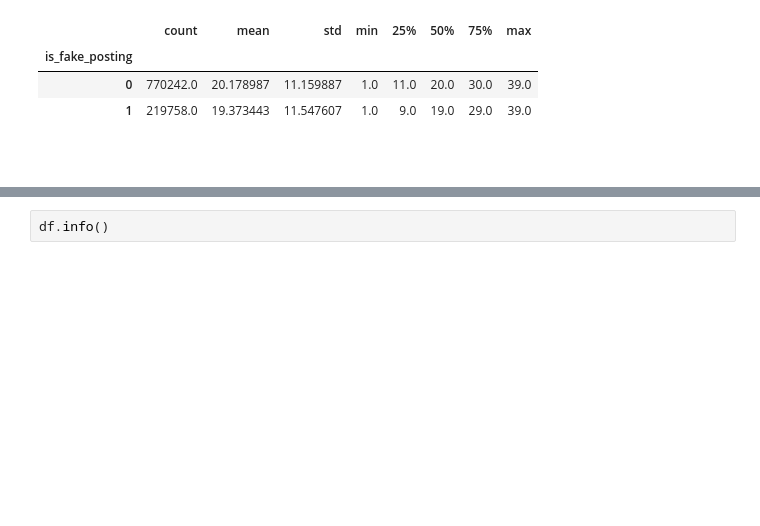
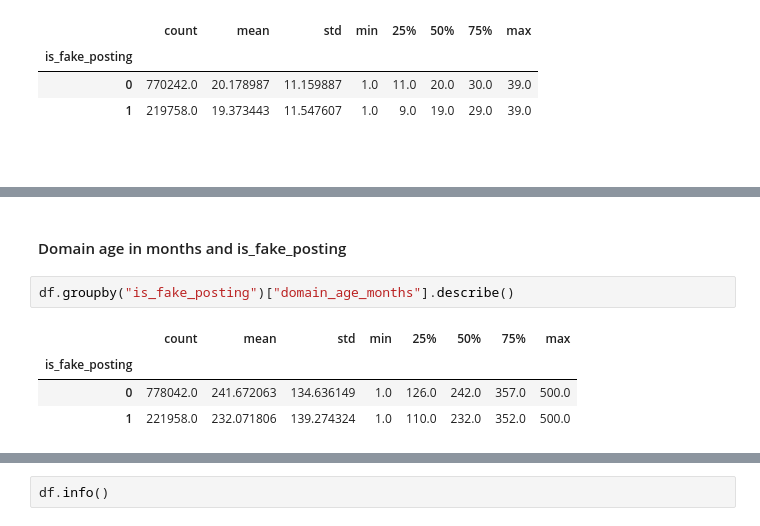
Before and after one commit to therai0/data_analysis_intership_scam, a Jupyter notebook: notebook/eda_fake_internship.ipynb, the cells around one changed output, grey strips where cells are left out. Drawn from its saved outputs; the diff is of its cells as text; blank space fills up the shorter version.

```diff
--- a/notebook/eda_fake_internship.ipynb
+++ b/notebook/eda_fake_internship.ipynb
@@ -1071,0 +1096,9 @@ df.groupby("is_fake_posting")["company_age"].describe()
+# %% [markdown]
+#### Domain age in months and is_fake_posting
+# %%
+df.groupby("is_fake_posting")["domain_age_months"].describe()
+# %% [output]
+|  | count | mean | std | min | 25% | 50% | 75% | max |
+| is_fake_posting |  |  |  |  |  |  |  |  |
+| 0 | 778042.0 | 241.672063 | 134.636149 | 1.0 | 126.0 | 242.0 | 357.0 | 500.0 |
+| 1 | 221958.0 | 232.071806 | 139.274324 | 1.0 | 110.0 | 232.0 | 352.0 | 500.0 |
```
Also changed, not shown: parts of 26 cells of this notebook, 17 other files.
